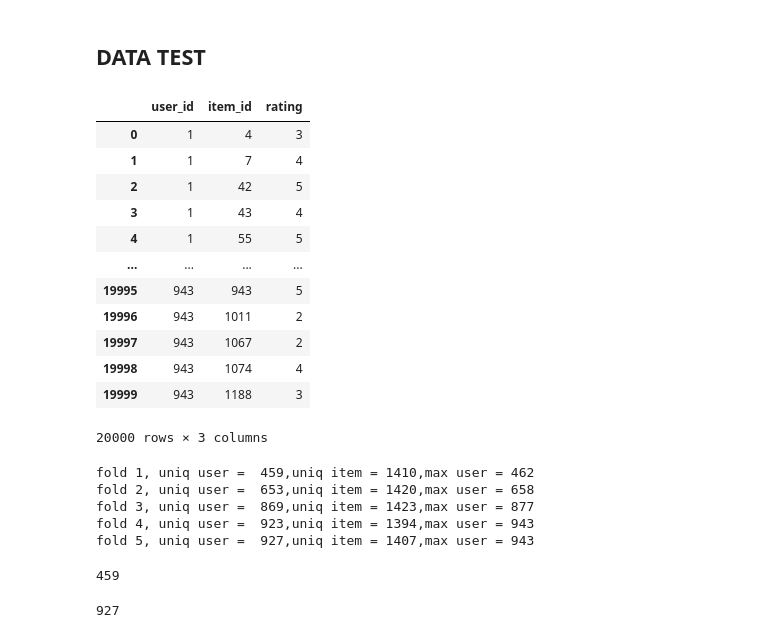
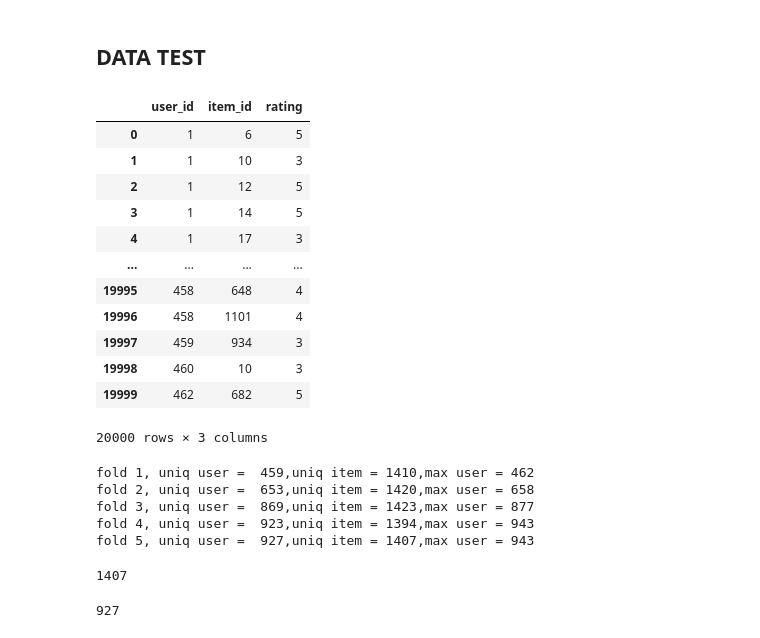
Before and after one commit to alfiiinur/setBasedImplentasi, a Jupyter notebook: evaluasi/NDCG.ipynb, the cells around one changed output. Saved outputs shown, nothing was run; the diff lists cells and outputs as text; code cells hidden in the pictures.

```diff
--- a/evaluasi/NDCG.ipynb
+++ b/evaluasi/NDCG.ipynb
@@ -17,21 +17,21 @@ def load_Dataset(baseFile, fold_Number):
     return test_Data
 # %%
 call_base = "../ml-100k"
-testdata = load_Dataset(call_base, 4)
+testdata = load_Dataset(call_base, 1)
 testdata
 # %% [output]
 |  | user_id | item_id | rating |
-| 0 | 1 | 4 | 3 |
-| 1 | 1 | 7 | 4 |
-| 2 | 1 | 42 | 5 |
-| 3 | 1 | 43 | 4 |
-| 4 | 1 | 55 | 5 |
+| 0 | 1 | 6 | 5 |
+| 1 | 1 | 10 | 3 |
+| 2 | 1 | 12 | 5 |
+| 3 | 1 | 14 | 5 |
+| 4 | 1 | 17 | 3 |
 | ... | ... | ... | ... |
-| 19995 | 943 | 943 | 5 |
-| 19996 | 943 | 1011 | 2 |
-| 19997 | 943 | 1067 | 2 |
-| 19998 | 943 | 1074 | 4 |
-| 19999 | 943 | 1188 | 3 |
+| 19995 | 458 | 648 | 4 |
+| 19996 | 458 | 1101 | 4 |
+| 19997 | 459 | 934 | 3 |
+| 19998 | 460 | 10 | 3 |
+| 19999 | 462 | 682 | 5 |
 20000 rows × 3 columns
 # %%
 def GetUniqueUserItemShape(ratingData, fold_num=1):
@@ -53,10 +54,10 @@ fold 3, uniq user =  869,uniq item = 1423,max user = 877
 fold 4, uniq user =  923,uniq item = 1394,max user = 943
 fold 5, uniq user =  927,uniq item = 1407,max user = 943
 # %%
-cal = len(pd.unique(testdata["user_id"])-1)
+cal = len(pd.unique(testdata["item_id"]))
 cal
 # %% [output]
-459
+1407
 # %%
 def uniqDataTest(ratingData):
     unique_users = sorted(ratingData['user_id'].unique())
```
Also changed, not shown: parts of 67 cells of this notebook.
